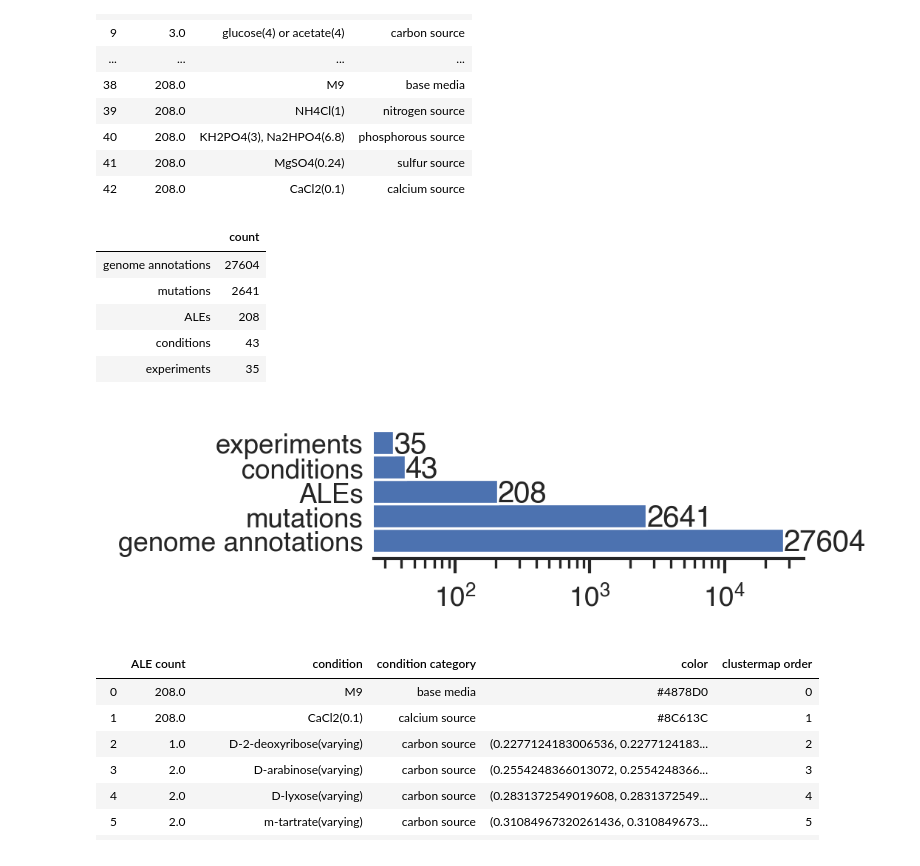
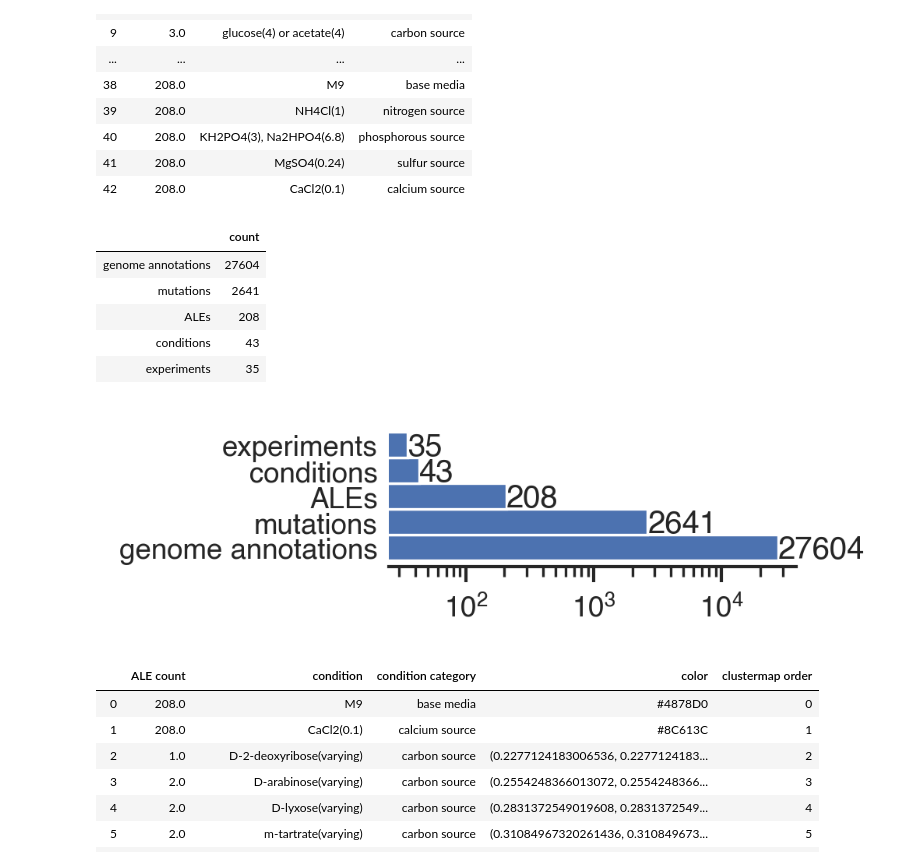
Before and after one commit to Aletechdev/ava, a Jupyter notebook: ava_ms_sizes.ipynb, the cells around one changed output. Saved outputs shown, nothing was run; the diff lists cells and outputs as text; code cells hidden in the pictures.

```diff
--- a/ava_ms_sizes.ipynb
+++ b/ava_ms_sizes.ipynb
@@ -157,36 +157,36 @@ display(cnt_df)
 ax = cnt_df.plot.barh(
 #     y="count",
 #     x="index",
     color="#4C72B0",
 #     color="#4169e1",
-    figsize=(2.5,0.8),
+    figsize=(2.25,0.8),
     width=1
 )
 
 sns.despine(ax=ax, top=True, right=True, bottom=False, left=True)
 ax.get_legend().remove()
 plt.xscale('log')
 ax.tick_params(axis='y', which='major', length=0)
 
 for tick in ax.get_xticklabels():
     tick.set_fontname("Helvetica")
 for tick in ax.get_yticklabels():
     tick.set_fontname("Helvetica")
 
 cnt_df = cnt_df.reset_index()  # Resetting index for the below annotations to work
 for i, r in cnt_df.iterrows():
     s = str(int(r["count"]))
     ax.text(r["count"], i-0.41,  s, fontname="Helvetica")
 
-plt.savefig("./figs/ALE_mags.svg", format="svg")
+plt.savefig("./figs/AVA_mags.svg", format="svg")
 # %% [output]
 |  | count |
 | genome annotations | 27604 |
 | mutations | 2641 |
 | ALEs | 208 |
 | conditions | 43 |
 | experiments | 35 |
-[figure, old version]
+[figure, new version]
 # %%
 # cond_col_color_pal_d = {
 #     "temperature": "PuOr_r",
```
